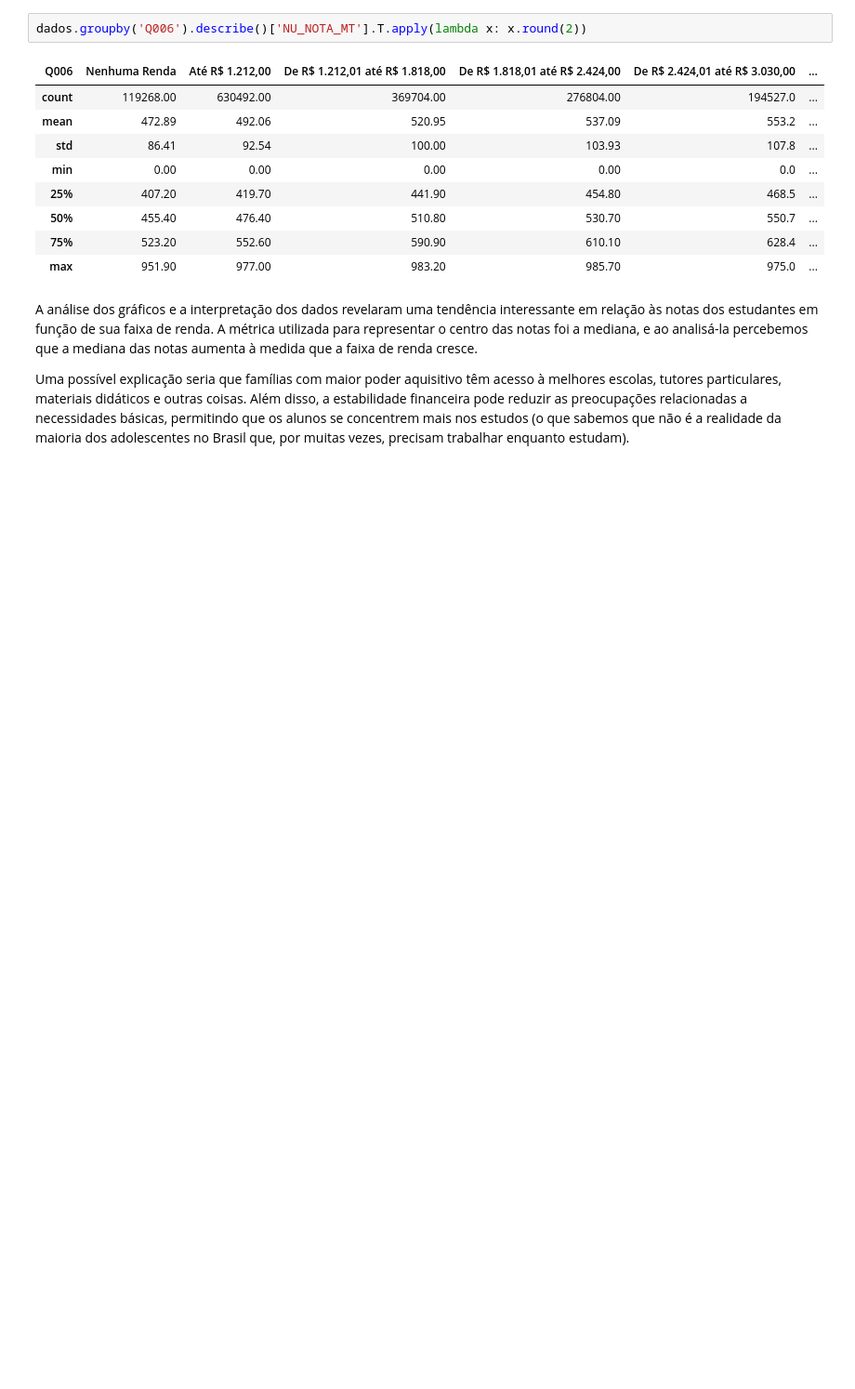
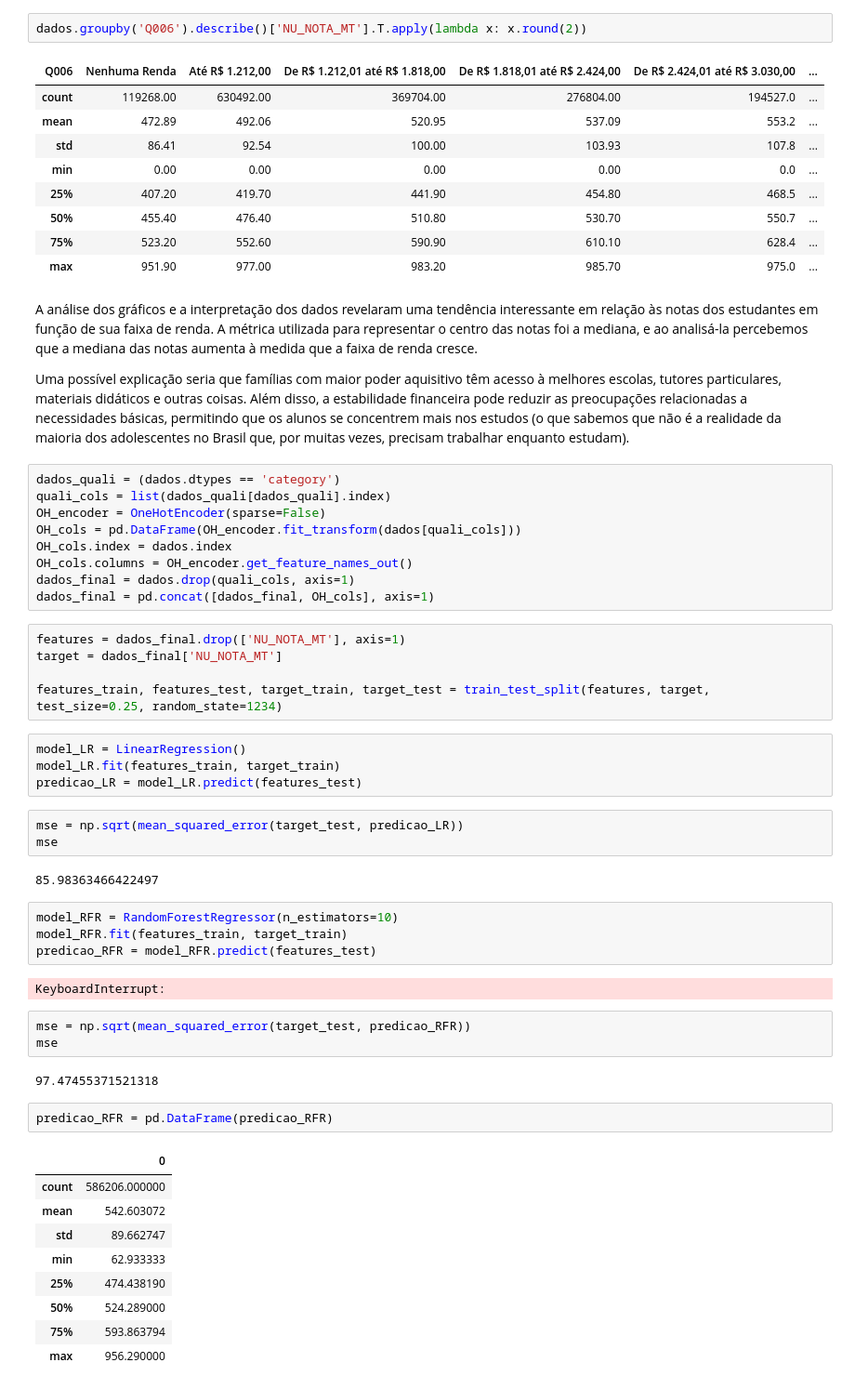
Before and after one commit to Phvr06/Proj2-Cdados, a Jupyter notebook: main.ipynb, the cells around one changed output. Shown: that part at 93% size. Cells and saved outputs as stored; diff of their text form; blank space fills up the shorter version.

```diff
--- a/main.ipynb
+++ b/main.ipynb
@@ -176,3 +183,49 @@ dados.groupby('Q006').describe()['NU_NOTA_MT'].T.apply(lambda x: x.round(2))
 A análise dos gráficos e a interpretação dos dados revelaram uma tendência interessante em relação às notas dos estudantes em função de sua faixa de renda. A métrica utilizada para representar o centro das notas foi a mediana, e ao analisá-la percebemos que a mediana das notas aumenta à medida que a faixa de renda cresce.
 
 Uma possível explicação seria que famílias com maior poder aquisitivo têm acesso à melhores escolas, tutores particulares, materiais didáticos e outras coisas. Além disso, a estabilidade financeira pode reduzir as preocupações relacionadas a necessidades básicas, permitindo que os alunos se concentrem mais nos estudos (o que sabemos que não é a realidade da maioria dos adolescentes no Brasil que, por muitas vezes, precisam trabalhar enquanto estudam).
+# %%
+dados_quali = (dados.dtypes == 'category')
+quali_cols = list(dados_quali[dados_quali].index)
+OH_encoder = OneHotEncoder(sparse=False)
+OH_cols = pd.DataFrame(OH_encoder.fit_transform(dados[quali_cols]))
+OH_cols.index = dados.index
+OH_cols.columns = OH_encoder.get_feature_names_out()
+dados_final = dados.drop(quali_cols, axis=1)
+dados_final = pd.concat([dados_final, OH_cols], axis=1)
+# %%
+features = dados_final.drop(['NU_NOTA_MT'], axis=1)
+target = dados_final['NU_NOTA_MT']
+
+features_train, features_test, target_train, target_test = train_test_split(features, target, test_size=0.25, random_state=1234)
+# %%
+model_LR = LinearRegression()
+model_LR.fit(features_train, target_train)
+predicao_LR = model_LR.predict(features_test)
+# %%
+mse = np.sqrt(mean_squared_error(target_test, predicao_LR))
+mse
+# %% [output]
+85.98363466422497
+# %%
+model_RFR = RandomForestRegressor(n_estimators=10)
+model_RFR.fit(features_train, target_train)
+predicao_RFR = model_RFR.predict(features_test)
+# %% [output]
+KeyboardInterrupt:
+# %%
+mse = np.sqrt(mean_squared_error(target_test, predicao_RFR))
+mse
+# %% [output]
+97.47455371521318
+# %%
+predicao_RFR = pd.DataFrame(predicao_RFR)
+# %% [output]
+|  | 0 |
+| count | 586206.000000 |
+| mean | 542.603072 |
+| std | 89.662747 |
+| min | 62.933333 |
+| 25% | 474.438190 |
+| 50% | 524.289000 |
+| 75% | 593.863794 |
+| max | 956.290000 |
```
Also changed, not shown: parts of 4 cells of this notebook.
